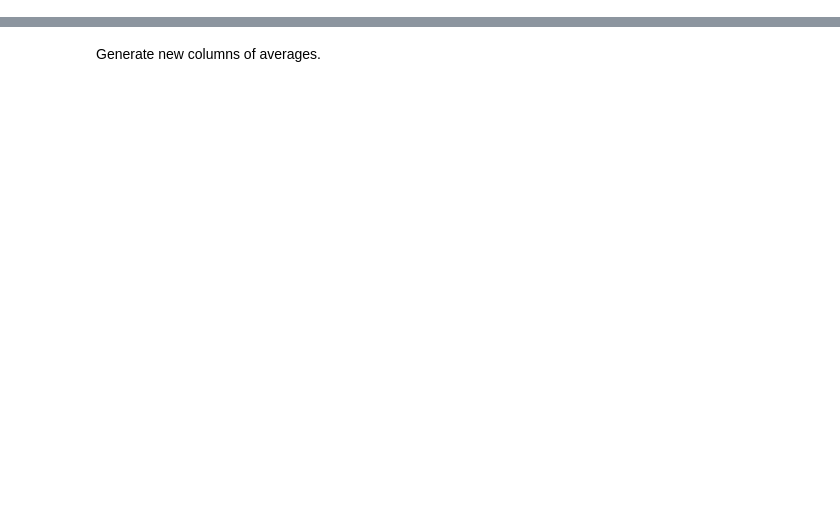
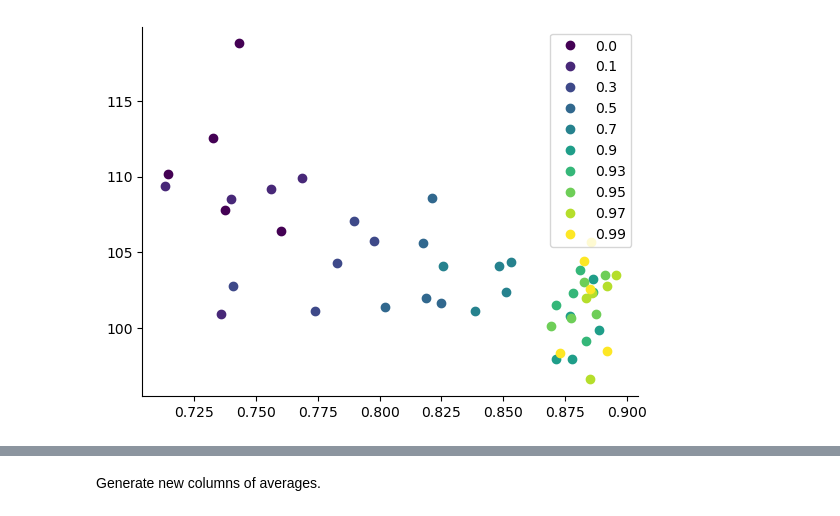
Before and after one commit to eso28599/mmvmvae, a Jupyter notebook: run_PM/process_results.ipynb, the cells around one changed output, grey strips where cells are left out. Drawn from its saved outputs; the diff is of its cells as text; code cells hidden in the pictures; blank space fills up the shorter version.

```diff
--- a/run_PM/process_results.ipynb
+++ b/run_PM/process_results.ipynb
@@ -1,6 +1,11 @@
 # %%
 import pandas as pd
 import numpy as np
+import matplotlib as mpl
 import matplotlib.pyplot as plt
-plt.rcParams['text.usetex'] = True
+import matplotlib.gridspec as gridspec
+from pathlib import Path
+plt.rcParams['text.usetex'] = False
 plt.style.use('seaborn-v0_8-colorblind')
+mpl.rcParams['axes.spines.top'] = False
+mpl.rcParams['axes.spines.right'] = False
@@ -9,0 +115,9 @@ plt.style.use('seaborn-v0_8-colorblind')
+# %%
+df_alpha = df.copy()
+df_alpha = df_alpha[(df_alpha["dataset.modalities_order"] == 0) & ((df_alpha["model.name"] == "JP" )| (df_alpha["model.name"] == "independent" ))]
+# add
+df_modality = df.copy()
+df_modality = df_modality[df_modality["model.alpha_scalar"] == 0.97]
+df_comparison = df.copy()
+# subset to only include alpha = 0.97 or all models except JP
+df_comparison = df_comparison[((df_comparison["model.alpha_scalar"] == 0.97) & (df_comparison["dataset.modalities_order"] == 0)) | (df_comparison["model.name"] != "JP")]
@@ -46,0 +272,12 @@ df.head()
+# %%
+df_subset = df_alpha.fillna(-1)
+df_subset.loc[df_subset['model.name']== 'independent', 'model.alpha_scalar'] = 0
+df_subset = df_subset[df_subset["model.alpha_scalar"] != -1]
+df_subset['model.name'] = df_subset['model.name'] + ["-" + str(x) for x in df_subset['model.alpha_scalar']]
+df_subset['model.name'] = [str(x) for x in df_subset['model.alpha_scalar']]
+df_subset = df_subset[df_subset["dataset.modalities_order"] == 0]
+metric_cols = [c for c in df.columns if "val/fid/m" in c]
+metric_cols_cov = [c for c in metric_cols if "cov" in c]
+metric_cols = [c for c in metric_cols if "cov" not in c]
+model_means_jp = df_subset.groupby("model.name")[metric_cols].mean()
+model_means_jp_cov = df_subset.groupby("model.name")[metric_cols_cov].mean()
@@ -46,0 +307,12 @@ df.head()
+# %%
+viridis_samples = mpl.colormaps['viridis'].resampled(10)
+cycler = plt.cycler(color=viridis_samples.colors)
+fig, ax = plt.subplots()
+ax.set_prop_cycle(cycler)
+for i in alphas:
+  df_sub = df_subset[df_subset["model.alpha_scalar"] ==i]
+  plt.plot(df_sub["final_scores/coherence/m2_to_m1_cov"], df_sub["val/fid/m2_to_m1_cov"], "o", label=float(i) )
+plt.legend()
+plt.show()
+# %% [output]
+[figure, added]
```
Also changed, not shown: parts of 76 cells of this notebook, 53 other files.
